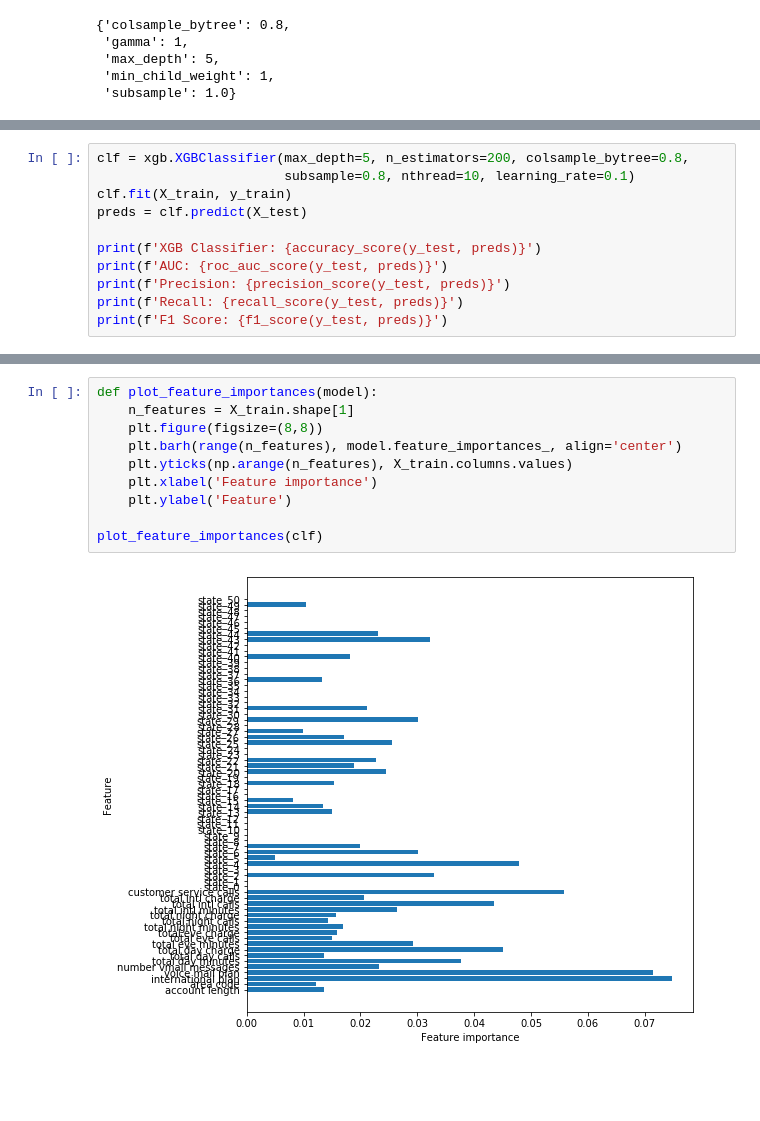
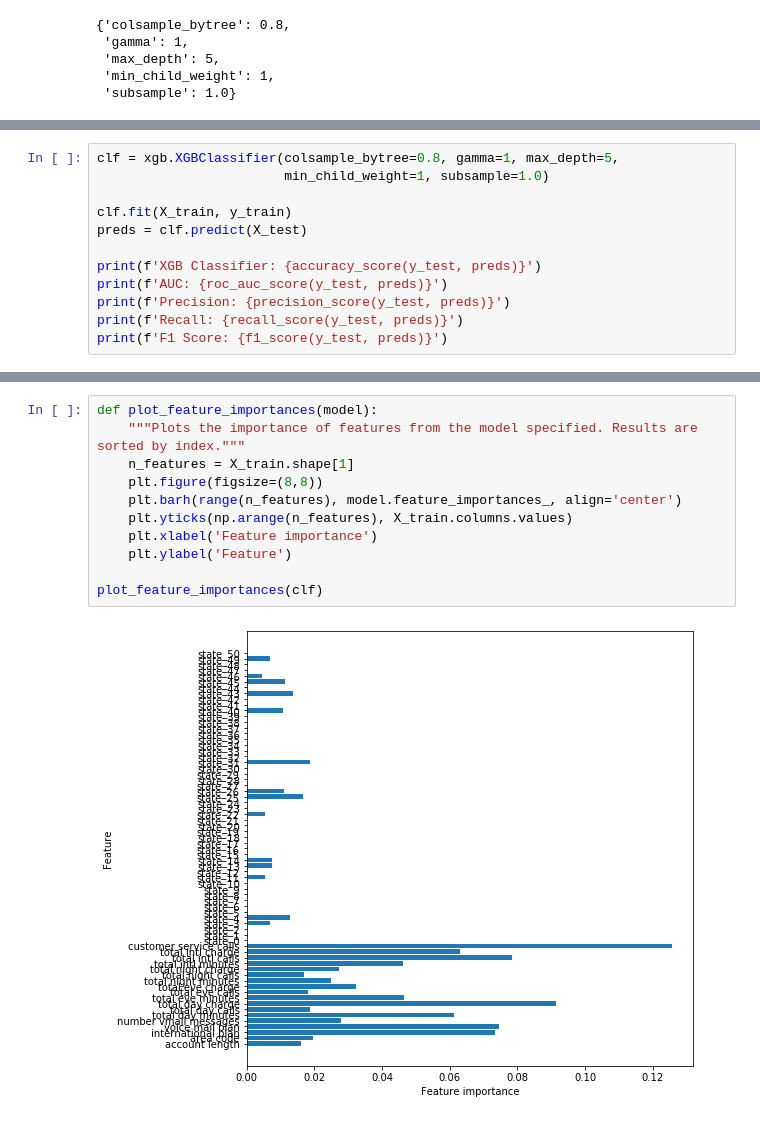
Before and after one commit to lambertmk/Module-3-V2.1, a Jupyter notebook: workbook.ipynb, the cells around one changed output, grey strips where cells are left out. Drawn from its saved outputs; the diff is of its cells as text; blank space fills up the shorter version.

```diff
--- a/workbook.ipynb
+++ b/workbook.ipynb
@@ -571,6 +570,7 @@ dt_grid_search.best_params_
 # %%
-clf = xgb.XGBClassifier(max_depth=5, n_estimators=200, colsample_bytree=0.8,
-                        subsample=0.8, nthread=10, learning_rate=0.1)
+clf = xgb.XGBClassifier(colsample_bytree=0.8, gamma=1, max_depth=5,
+                        min_child_weight=1, subsample=1.0)
+
 clf.fit(X_train, y_train)
 preds = clf.predict(X_test)
 
@@ -615,12 +605,13 @@ AttributeError: 'LogisticRegression' object has no attribute 'feature_importance
 # %%
 def plot_feature_importances(model):
+    """Plots the importance of features from the model specified. Results are sorted by index."""
     n_features = X_train.shape[1]
     plt.figure(figsize=(8,8))
     plt.barh(range(n_features), model.feature_importances_, align='center')
     plt.yticks(np.arange(n_features), X_train.columns.values)
     plt.xlabel('Feature importance')
     plt.ylabel('Feature')
 
 plot_feature_importances(clf)
 # %% [output]
-[figure, old version]
+[figure, new version]
```
Also changed, not shown: parts of 33 cells of this notebook.
